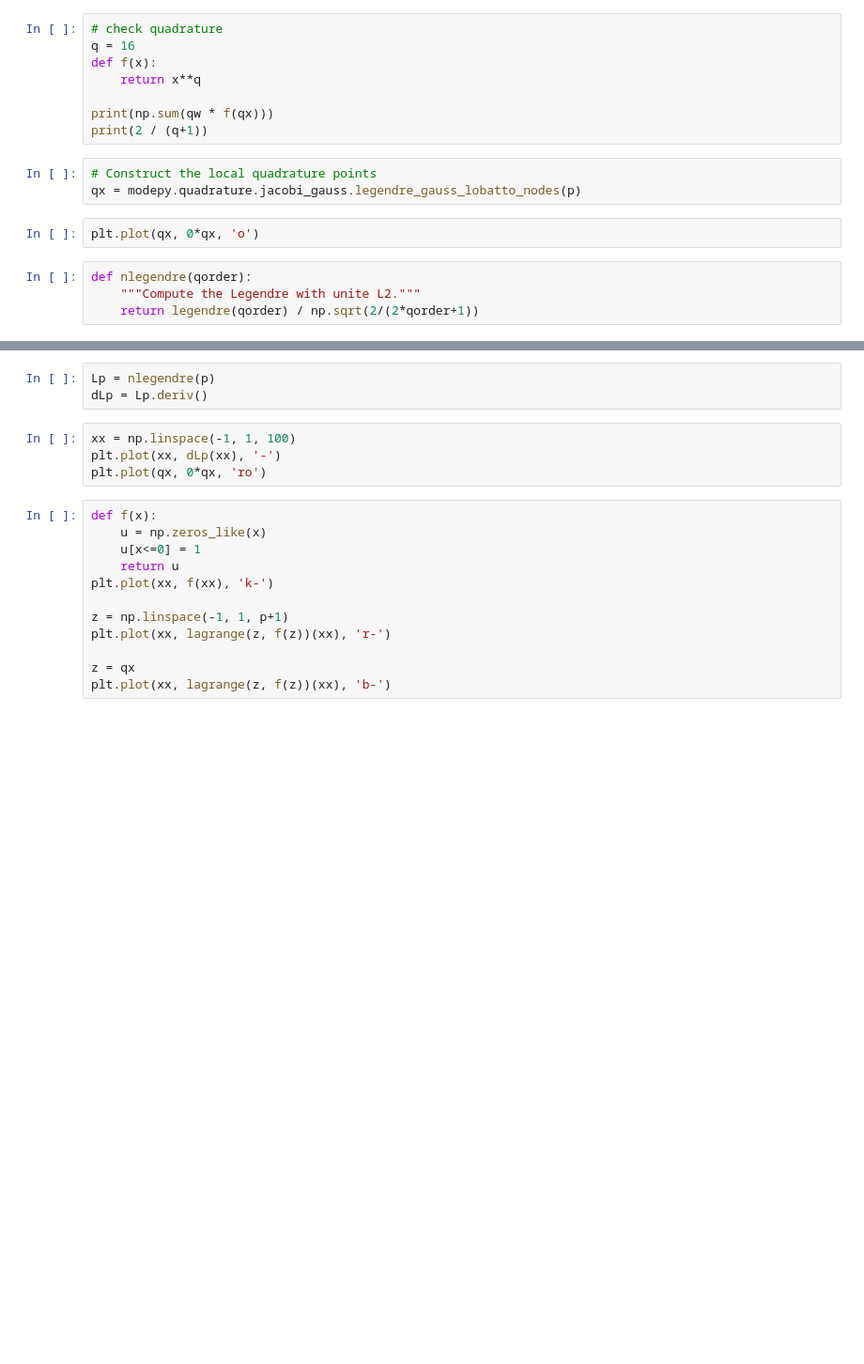
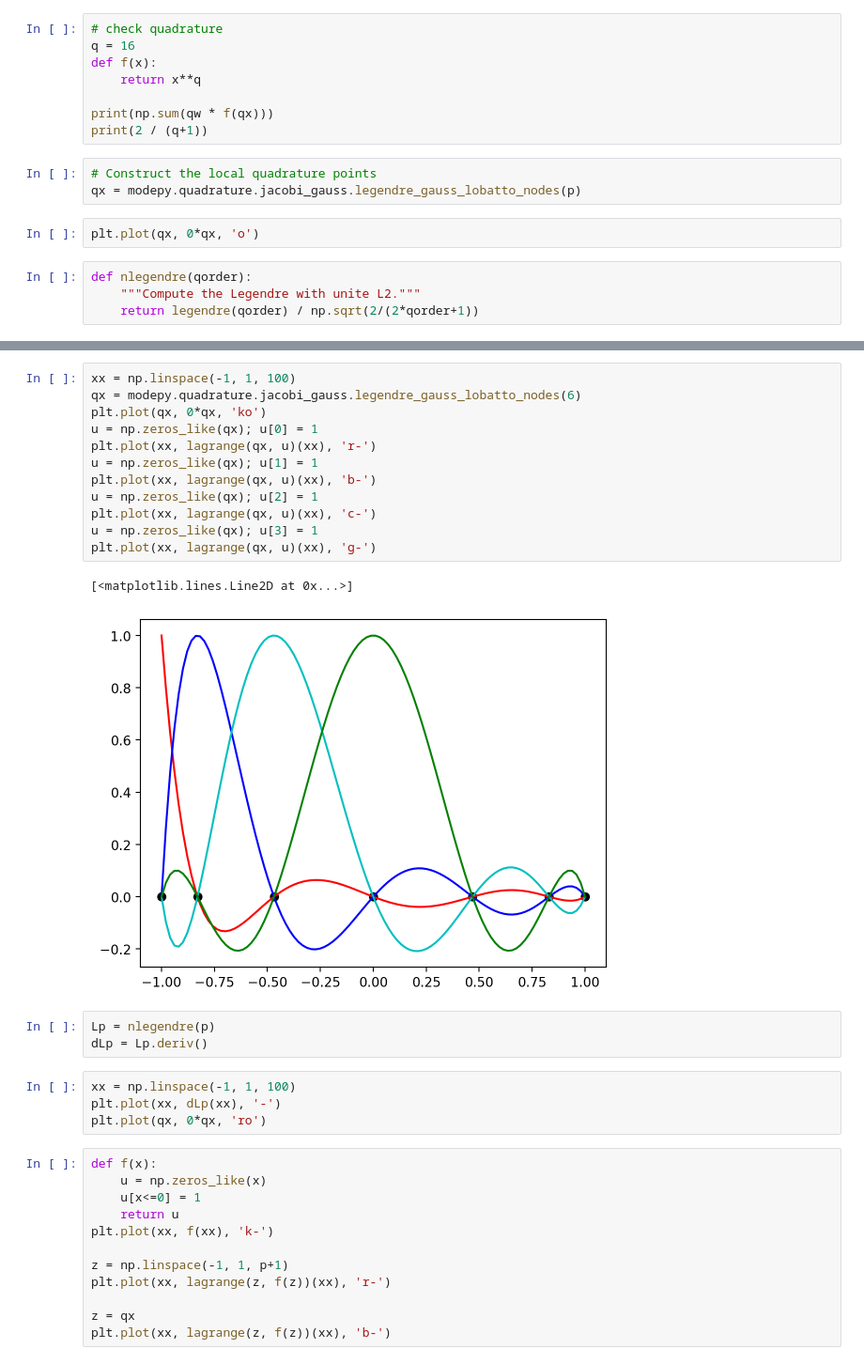
Before and after one commit to lukeolson/cs555-demos, a Jupyter notebook: nodal-modal.ipynb, the cells around one changed output, grey strips where cells are left out. Shown: that part at 94% size. Saved outputs shown, nothing was run; the diff lists cells and outputs as text; blank space fills up the shorter version.

```diff
--- a/nodal-modal.ipynb
+++ b/nodal-modal.ipynb
@@ -30,3 +43,18 @@ def nlegendre(qorder):
+# %%
+xx = np.linspace(-1, 1, 100)
+qx = modepy.quadrature.jacobi_gauss.legendre_gauss_lobatto_nodes(6)
+plt.plot(qx, 0*qx, 'ko')
+u = np.zeros_like(qx); u[0] = 1
+plt.plot(xx, lagrange(qx, u)(xx), 'r-')
+u = np.zeros_like(qx); u[1] = 1
+plt.plot(xx, lagrange(qx, u)(xx), 'b-')
+u = np.zeros_like(qx); u[2] = 1
+plt.plot(xx, lagrange(qx, u)(xx), 'c-')
+u = np.zeros_like(qx); u[3] = 1
+plt.plot(xx, lagrange(qx, u)(xx), 'g-')
+# %% [output]
+[<matplotlib.lines.Line2D at 0x...>]
+[figure, added]
 # %%
 Lp = nlegendre(p)
 dLp = Lp.deriv()
```
Also changed, not shown: parts of 2 cells of this notebook, 3 other files.
